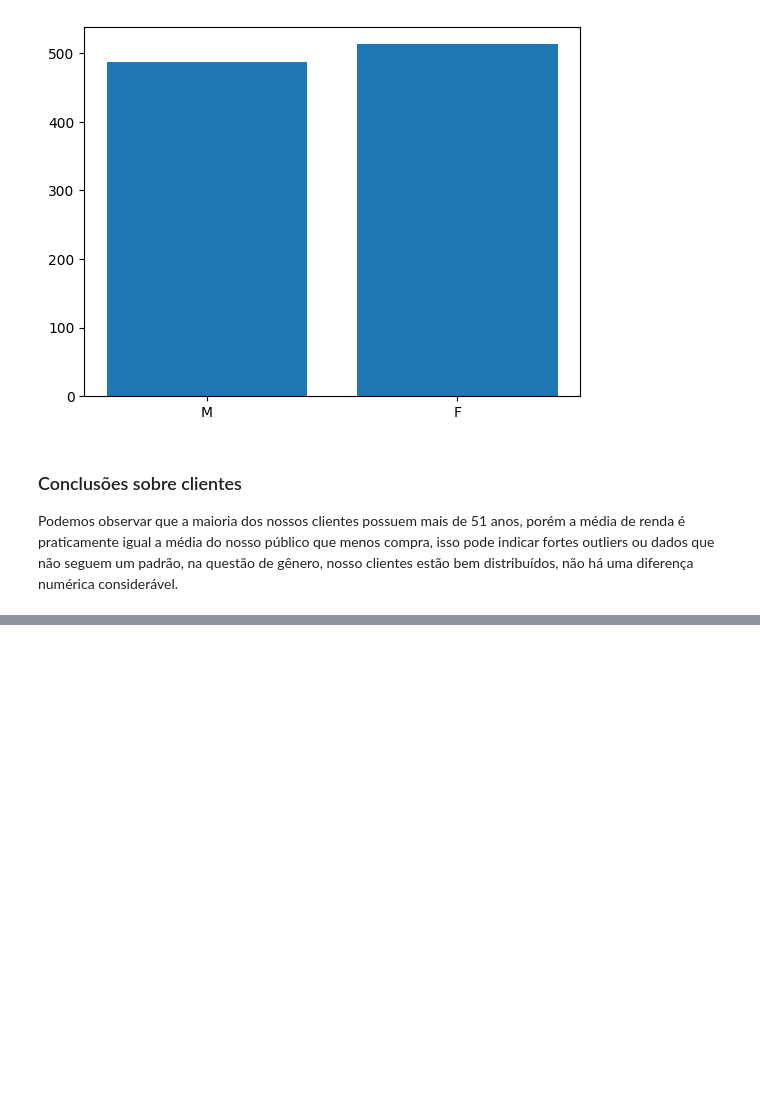
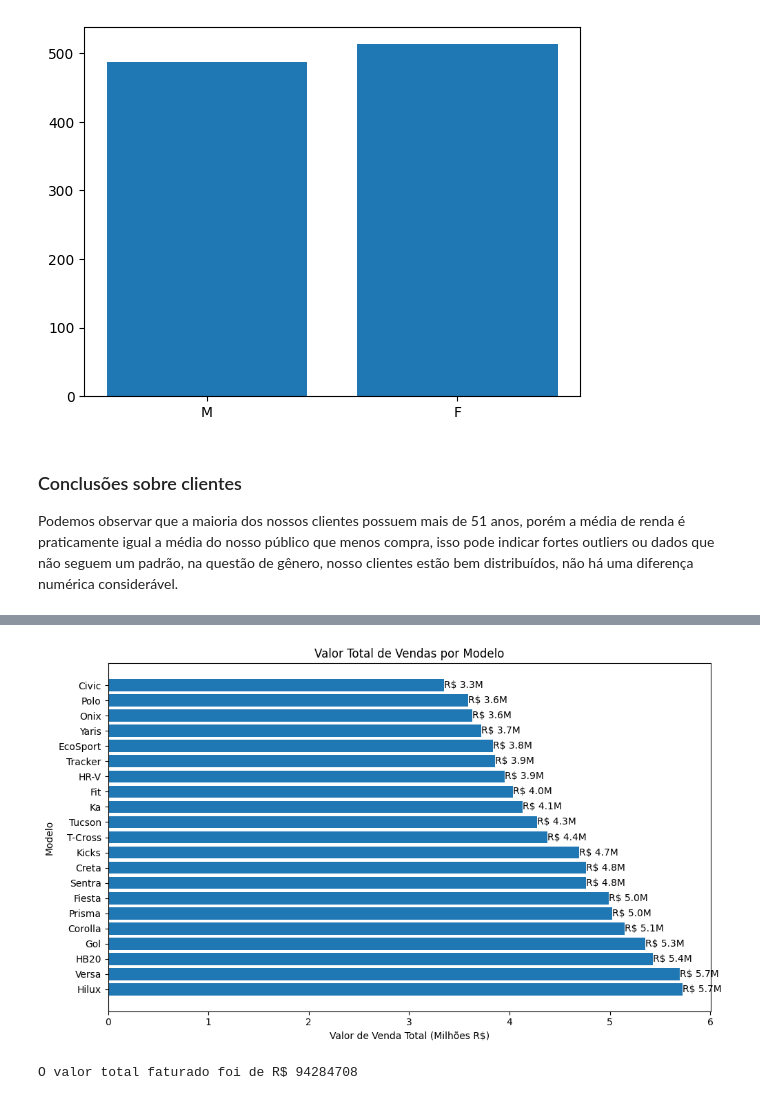
Before and after one commit to DanielBorbafs/adventury_motors, a Jupyter notebook: notebook/analise_vendas.ipynb, the cells around one changed output, grey strips where cells are left out. Saved outputs shown, nothing was run; the diff lists cells and outputs as text; code cells hidden in the pictures; blank space fills up the shorter version.

```diff
--- a/notebook/analise_vendas.ipynb
+++ b/notebook/analise_vendas.ipynb
@@ -178,0 +256,4 @@ Podemos observar que a maioria dos nossos clientes possuem mais de 51 anos, por
+# %%
+agrupando_modelo = relatorio_vendas.groupby('modelo')['valor_venda'].sum().reset_index()
+agrupando_modelo = agrupando_modelo.sort_values(by='valor_venda', ascending=False)
+agrupando_modelo.head()
@@ -178,0 +267,26 @@ Podemos observar que a maioria dos nossos clientes possuem mais de 51 anos, por
+# %%
+plt.figure(figsize=(10, 6))
+bars = plt.barh(agrupando_modelo['modelo'],
+                agrupando_modelo['valor_venda'] / 1e6,  # Valores em milhões
+                height=0.8)  # ⬅️ AUMENTE A ALTURA DAS BARRAS (padrão é 0.8)
+
+plt.xlabel('Valor de Venda Total (Milhões R$)')
+plt.ylabel('Modelo')
+plt.title('Valor Total de Vendas por Modelo')
+plt.tight_layout()
+
+# Adicionar valores nas barras
+for bar in bars:
+    width = bar.get_width()
+    plt.text(width, bar.get_y() + bar.get_height()/2,
+             f'R$ {width:.1f}M',
+             ha='left', va='center')
+
+plt.show()
+# %% [output]
+[figure, added]
+# %%
+valor_faturado = df_vendas['valor_venda'].sum()
+print(f"O valor total faturado foi de R$ {valor_faturado}")
+# %% [output]
+O valor total faturado foi de R$ 94284708
```
Also changed, not shown: parts of 12 cells of this notebook.
